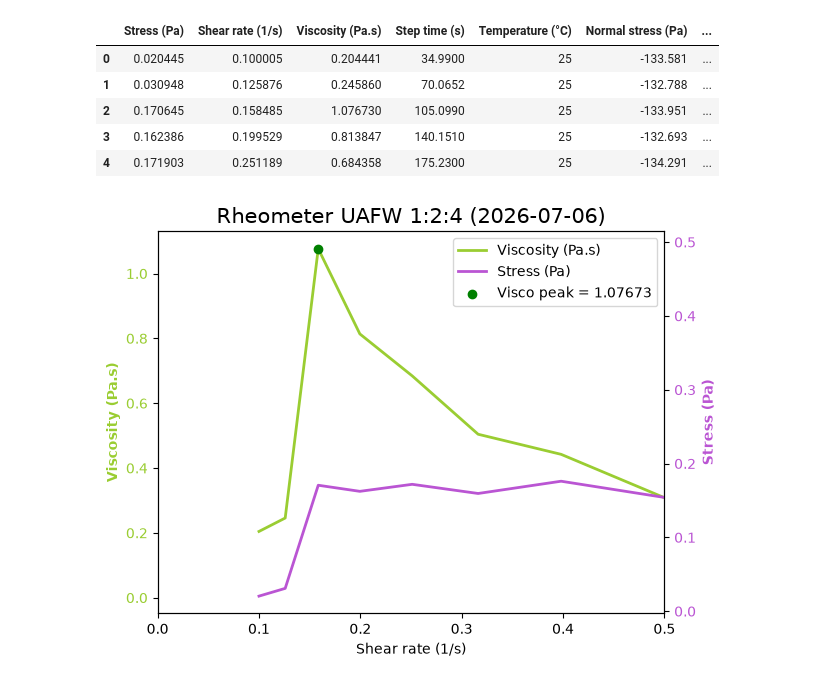
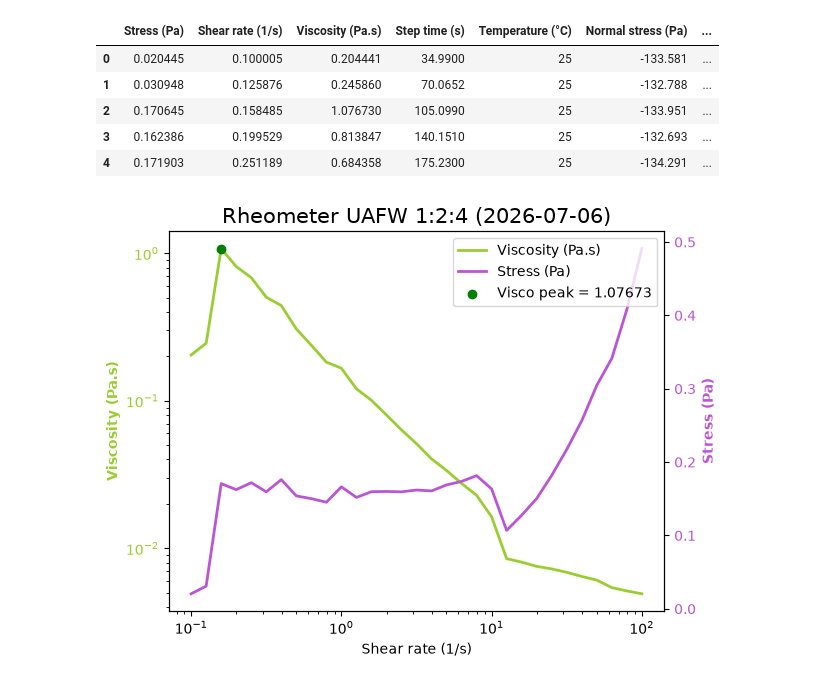
Before and after one commit to maurielle-noto/ionic-liquid-characterization, a Jupyter notebook: rheo.ipynb, the cells around one changed output. Cells and saved outputs as stored; diff of their text form; code cells hidden in the pictures.

Commit message:
made new ipynb for tga. altered rheometry plot

```diff
--- a/rheo.ipynb
+++ b/rheo.ipynb
@@ -75,38 +75,42 @@ rheo_df.head()
 | 4 | 0.171903 | 0.251189 | 0.684358 | 175.2300 | 25 | -134.291 | ... |
 # %%
 import matplotlib.pyplot as plt
+import numpy as np
 
 rheo_cols = list(rheo_df.columns)
 
 y1 = "yellowgreen"
 y2 = "mediumorchid"
 
 fig, ax1 = plt.subplots()
 
-visco = ax1.plot(rheo_df[rheo_cols[1]], rheo_df[rheo_cols[2]], color = y1, lw = 2, label = rheo_cols[2])
+visco = ax1.loglog(rheo_df[rheo_cols[1]], rheo_df[rheo_cols[2]], color = y1, lw = 2, label = rheo_cols[2])
 ax1.set_ylabel(rheo_cols[2], color = y1, fontweight = "semibold")
 ax1.set_xlabel(rheo_cols[1])
 ax1.tick_params(axis = 'y', labelcolor = y1)
-ax1.set_xlim(0,0.5)
+# ax1.set_xlim(0.25,1)
+# ax1.set_ylim(0,0.6)
 
 # adding in max value
 visco_max = rheo_df[rheo_cols[2]].max()
 visco_max_idx = rheo_df[rheo_cols[2]].idxmax()
 shear_rate_point = rheo_df[rheo_cols[1]].iloc[visco_max_idx]
 
 visco_point = ax1.scatter(shear_rate_point, visco_max, color = 'green', zorder = 5, label = f"Visco peak = {visco_max}")
 
 ax2 = ax1.twinx()
 
-stress = ax2.plot(rheo_df[rheo_cols[1]], rheo_df[rheo_cols[0]], color = y2, lw = 2, label = rheo_cols[0])
+stress = ax2.semilogx(rheo_df[rheo_cols[1]], rheo_df[rheo_cols[0]], color = y2, lw = 2, label = rheo_cols[0])
 ax2.set_ylabel(rheo_cols[0], color = y2, fontweight = "semibold")
 ax2.tick_params(axis='y', labelcolor = y2)
 
 plt.title("Rheometer UAFW 1:2:4 (2026-07-06)", fontsize = 15)
 plt.legend(loc = "upper right",
-           handles = [visco[0], stress[0], visco_point]
+           handles = [visco[0], stress[0],
+                      visco_point,
+                      ]
            )
 plt.tight_layout()
 plt.show()
 # %% [output]
-[figure, old version]
+[figure, new version]
```
Also changed, not shown: 1 other file.
